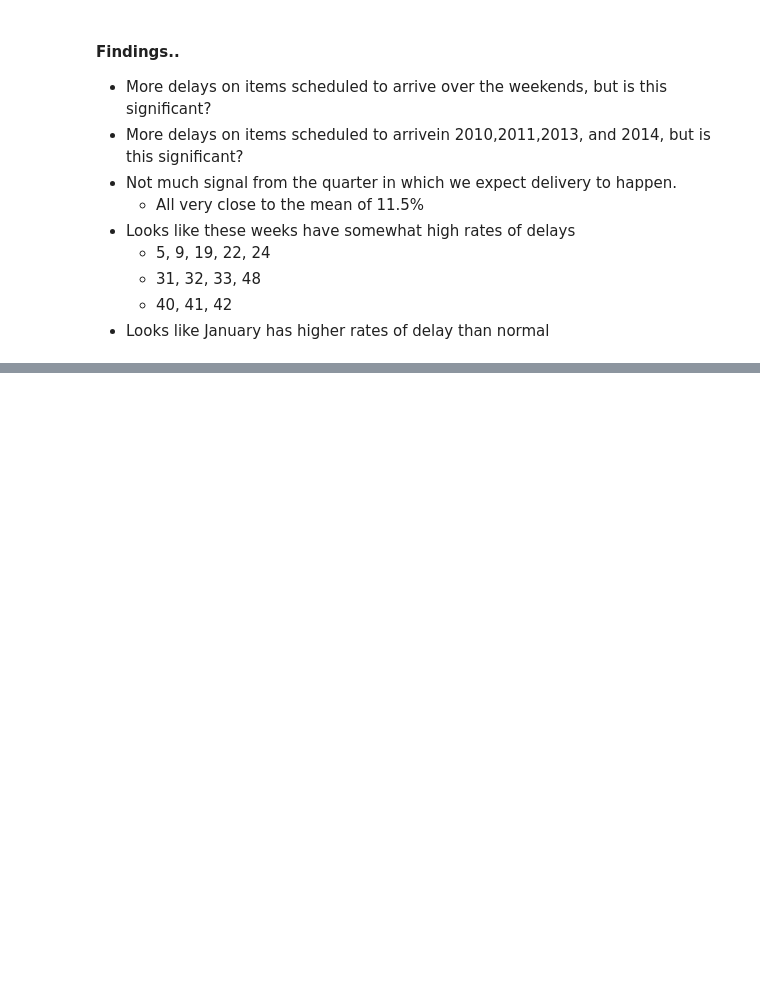
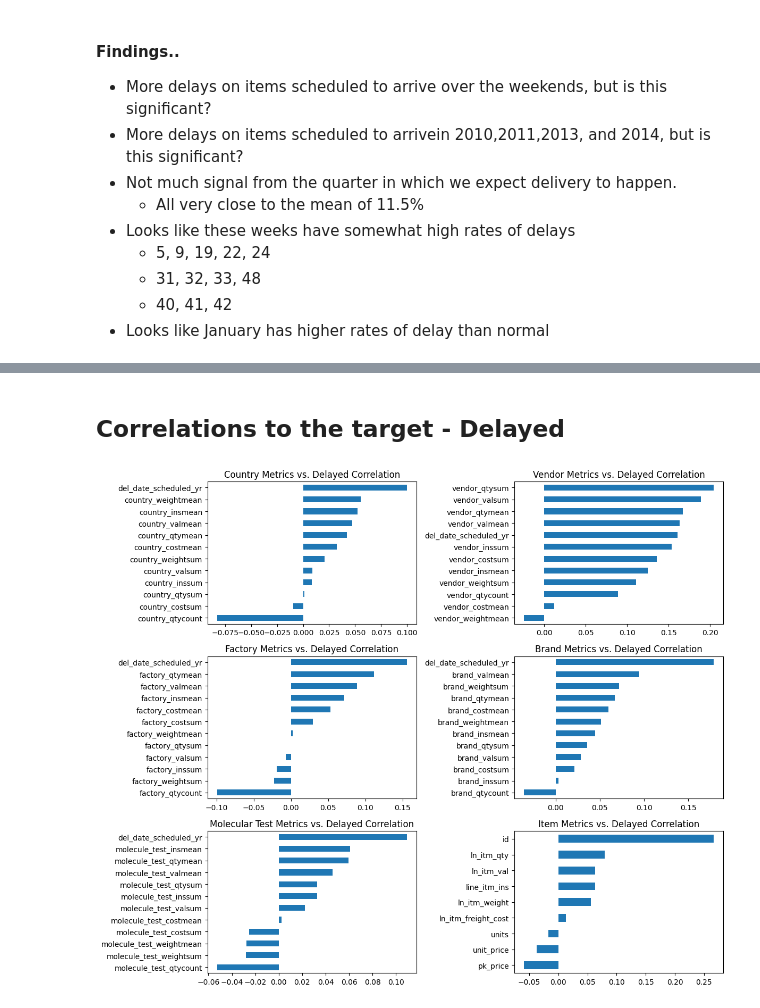
Before and after one commit to rakeshn19/AI-project-SCM, a Jupyter notebook: data_analysis.ipynb, the cells around one changed output, grey strips where cells are left out. Cells and saved outputs as stored; diff of their text form; code cells hidden in the pictures; blank space fills up the shorter version.

```diff
--- a/data_analysis.ipynb
+++ b/data_analysis.ipynb
@@ -95,0 +174,15 @@ plt.tight_layout()
+# %% [markdown]
+## Correlations to the target - Delayed
+# %%
+delayed=pd.to_numeric(dobject.delayed)
+# %%
+ndfs = [dnum_country, dnum_vendor, dnum_factory, dnum_brand, dnum_molecule_test, dnum]
+ttl = ['Country', 'Vendor', 'Factory', 'Brand', 'Molecular Test', 'Item']
+fig, ((ax0, ax1),(ax2,ax3),(ax4,ax5))= plt.subplots(nrows=3,ncols=2,figsize=(12,10))
+axes = [ax0, ax1,ax2,ax3,ax4,ax5]
+for i in range(len(ndfs)):
+    pd.concat([ndfs[i],delayed], axis=1).corr().delayed.drop("delayed").sort_values().plot(kind='barh'
+                ,title= ttl[i]+" Metrics vs. Delayed Correlation" ,ax = axes[i])
+plt.tight_layout()
+# %% [output]
+[figure, added]
```
Also changed, not shown: parts of 32 cells of this notebook, 8 other files.
